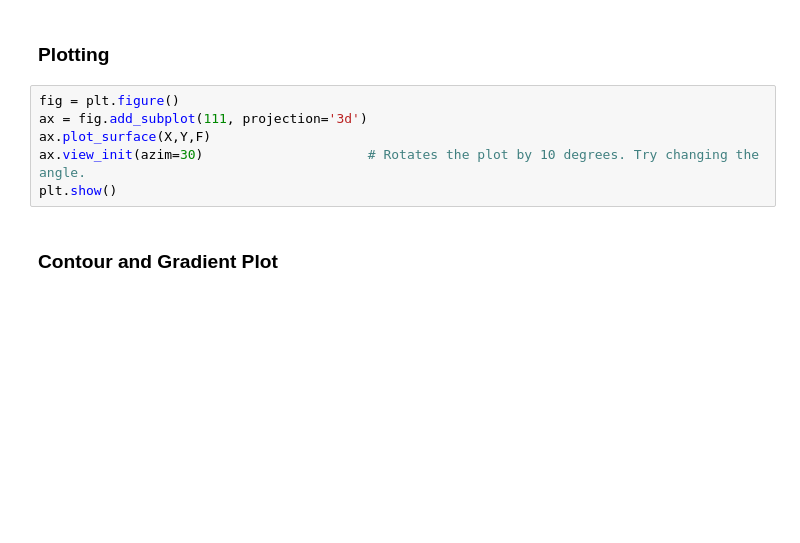
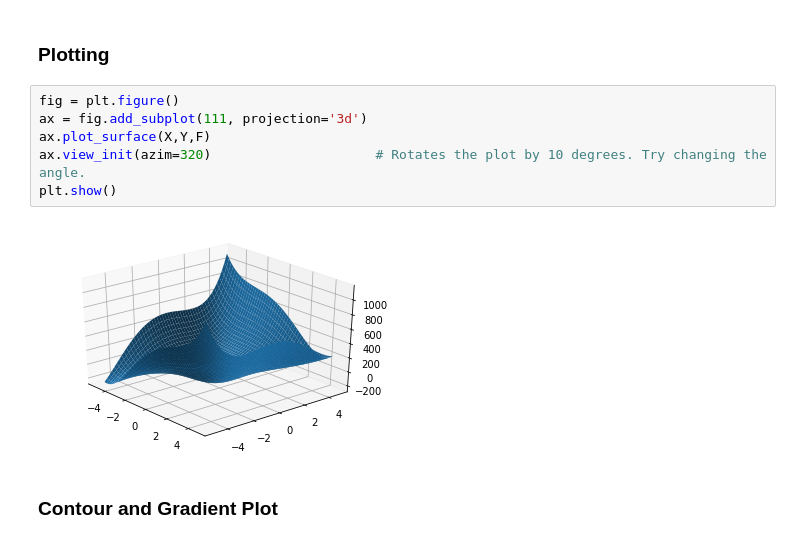
Before and after one commit to RuolinZheng08/cmsc25460-optimization, a Jupyter notebook: Homework1.ipynb, the cells around one changed output. Saved outputs shown, nothing was run; the diff lists cells and outputs as text; blank space fills up the shorter version.

```diff
--- a/Homework1.ipynb
+++ b/Homework1.ipynb
@@ -196,9 +231,11 @@ F = numfun(X,Y)                           # Evaluates numfun on the grid (X,Y)
 # %%
 fig = plt.figure()
 ax = fig.add_subplot(111, projection='3d')
 ax.plot_surface(X,Y,F)
-ax.view_init(azim=30)                     # Rotates the plot by 10 degrees. Try changing the angle.
+ax.view_init(azim=320)                     # Rotates the plot by 10 degrees. Try changing the angle.
 plt.show()
+# %% [output]
+[figure, added]
 # %% [markdown]
 ### Contour and Gradient Plot
 # %%
```
Also changed, not shown: parts of 15 cells of this notebook.
